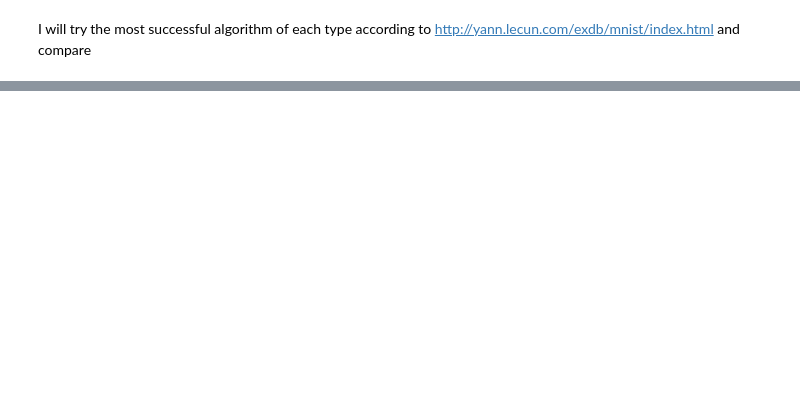
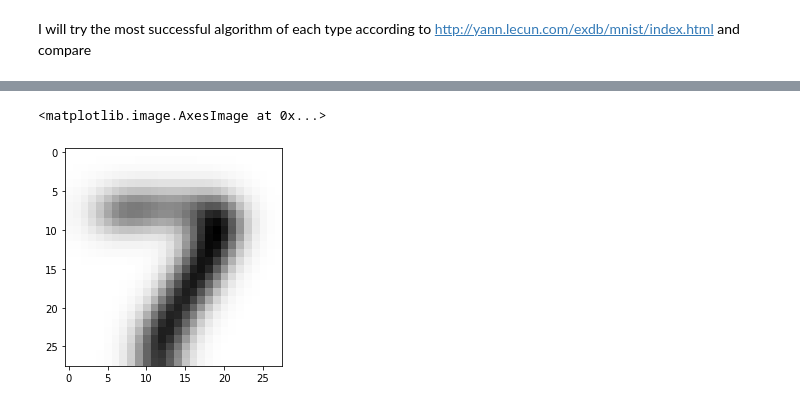
Before and after one commit to mitsyprada/kaggle-digit-recognizer, a Jupyter notebook: Untitled.ipynb, the cells around one changed output, grey strips where cells are left out. Saved outputs shown, nothing was run; the diff lists cells and outputs as text; code cells hidden in the pictures; blank space fills up the shorter version.

```diff
--- a/Untitled.ipynb
+++ b/Untitled.ipynb
@@ -103,0 +81,3 @@ I will try the most successful algorithm of each type according to http://yann.l
+# %%
+digit = 1234
+plt.imshow(train_ar[:,:,digit], cmap='Greys')
@@ -103,0 +87,6 @@ I will try the most successful algorithm of each type according to http://yann.l
+# %%
+blur = cv2.GaussianBlur(train_ar[:,:,digit], (13, 13), 0)
+plt.imshow(blur, cmap='Greys')
+# %% [output]
+<matplotlib.image.AxesImage at 0x...>
+[figure, added]
```
Also changed, not shown: parts of 19 cells of this notebook, 2 other files.
